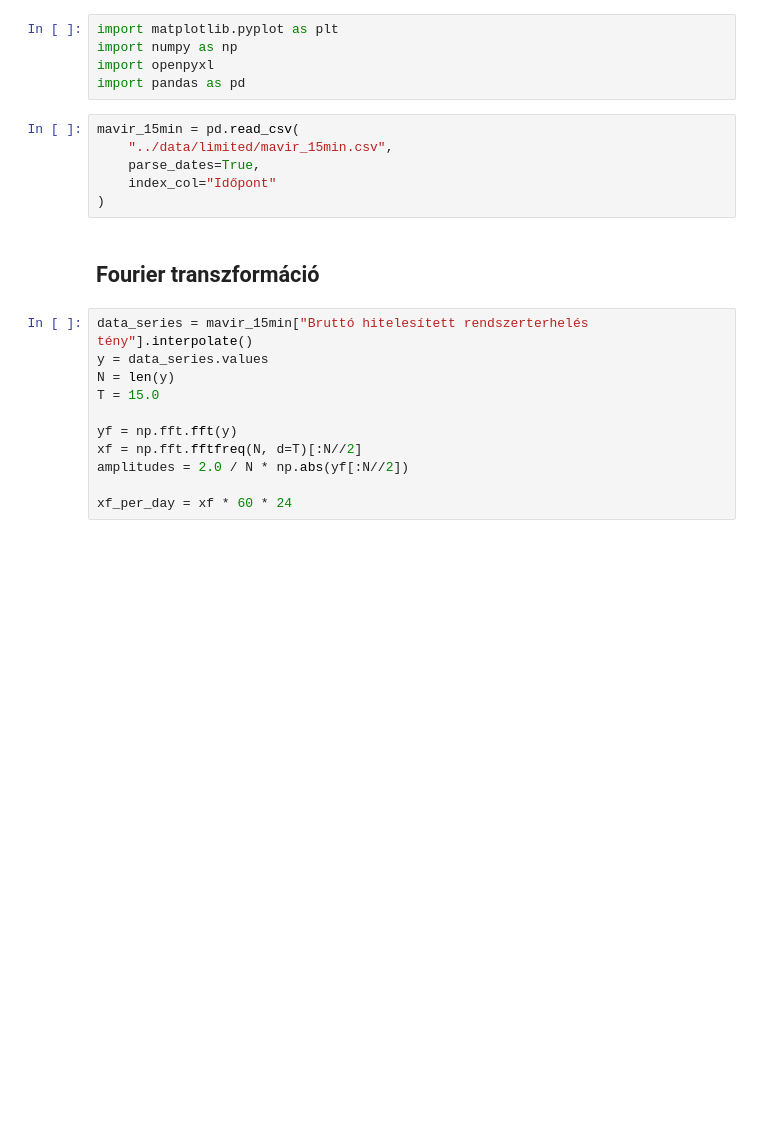
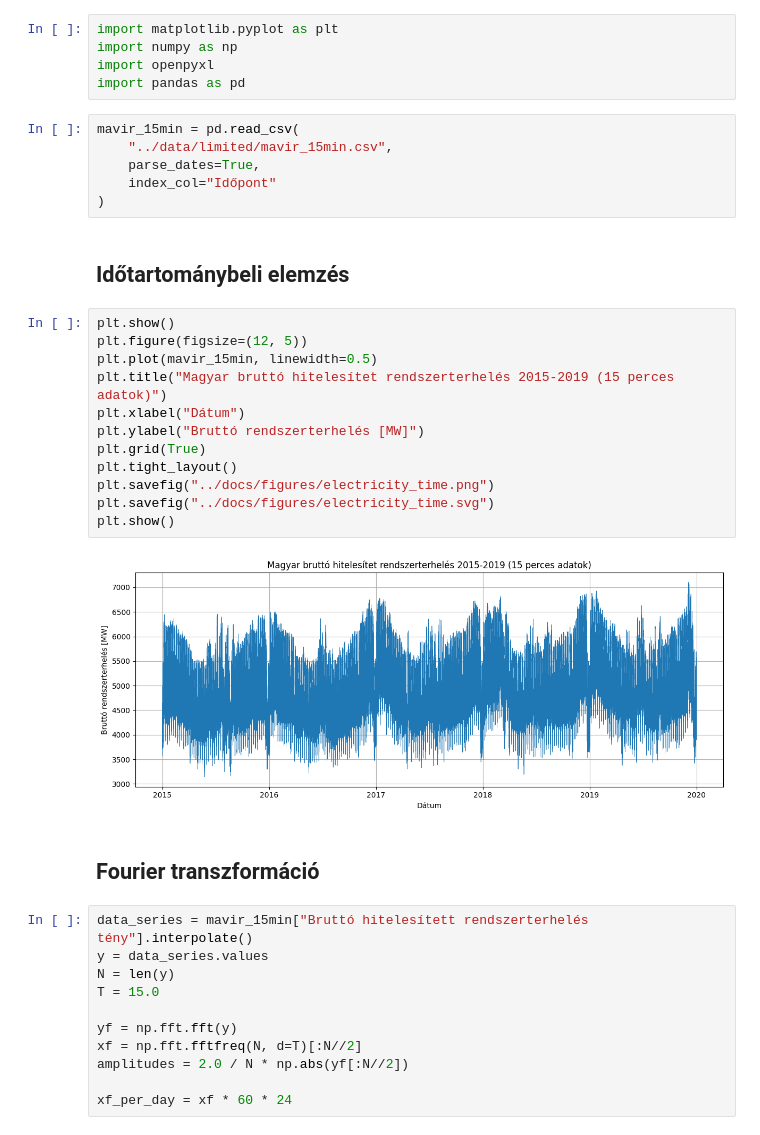
Before and after one commit to titinho/Projektfeladat, a Jupyter notebook: notebooks/fourier.ipynb, the cells around one changed output. Saved outputs shown, nothing was run; the diff lists cells and outputs as text; blank space fills up the shorter version.

```diff
--- a/notebooks/fourier.ipynb
+++ b/notebooks/fourier.ipynb
@@ -11,6 +11,22 @@ mavir_15min = pd.read_csv(
     parse_dates=True,
     index_col="Időpont"
 )
+# %% [markdown]
+## Időtartománybeli elemzés
+# %%
+plt.show()
+plt.figure(figsize=(12, 5))
+plt.plot(mavir_15min, linewidth=0.5)
+plt.title("Magyar bruttó hitelesítet rendszerterhelés 2015-2019 (15 perces adatok)")
+plt.xlabel("Dátum")
+plt.ylabel("Bruttó rendszerterhelés [MW]")
+plt.grid(True)
+plt.tight_layout()
+plt.savefig("../docs/figures/electricity_time.png")
+plt.savefig("../docs/figures/electricity_time.svg")
+plt.show()
+# %% [output]
+[figure, added]
 # %% [markdown]
 ## Fourier transzformáció
 # %%
```
Also changed, not shown: parts of 1 cell of this notebook, 1 other file.
